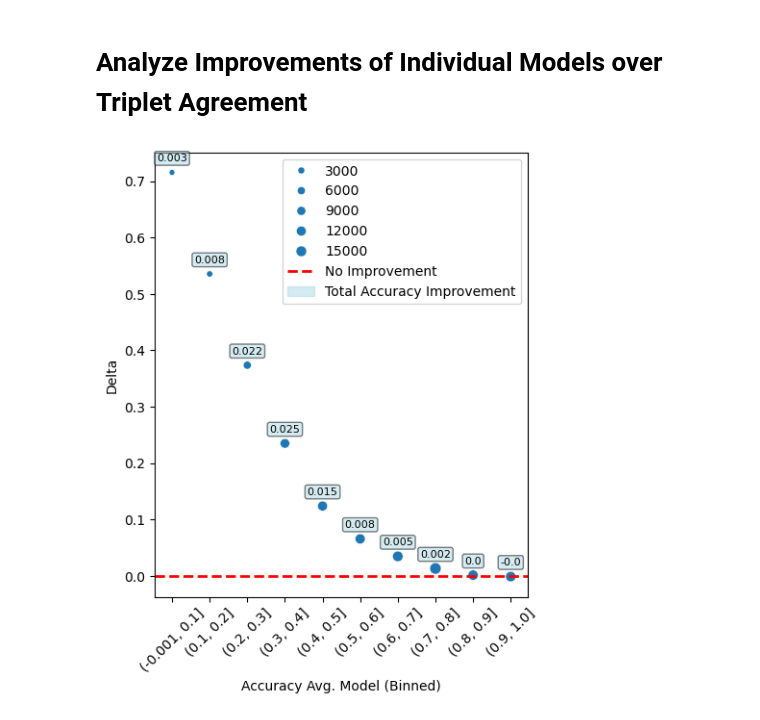
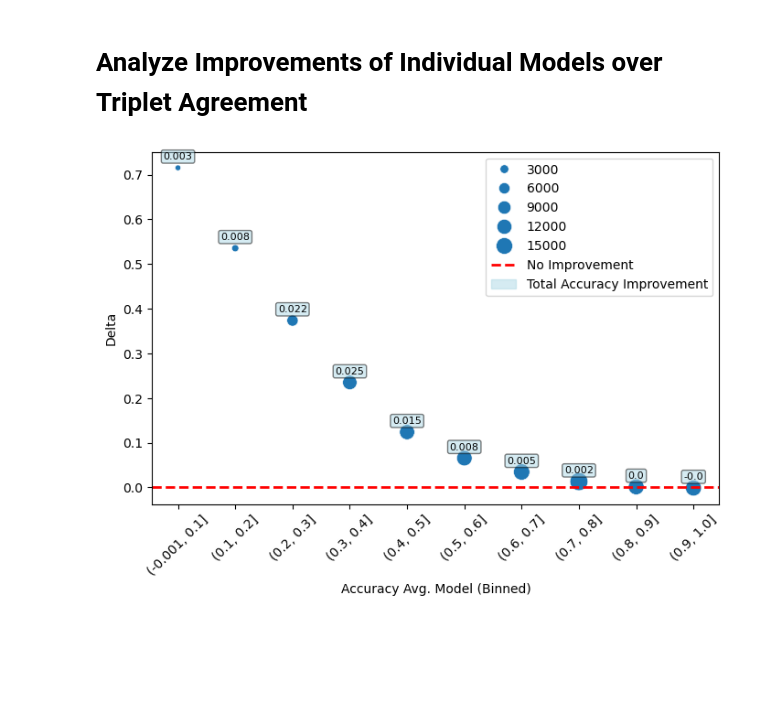
Before and after one commit to MirkoTh/semantic-representations-ID, a Jupyter notebook: analyze-results-joint-embedding-decision.ipynb, the cells around one changed output. Cells and saved outputs as stored; diff of their text form; code cells hidden in the pictures; blank space fills up the shorter version.

```diff
--- a/analyze-results-joint-embedding-decision.ipynb
+++ b/analyze-results-joint-embedding-decision.ipynb
@@ -519,7 +470,7 @@ df_embedding_decision_best = df_train_eval_long_id_decision.query(
     "Variable.str.contains(@substring2)", engine="python"
 ).groupby(
     ["md", "subject_type", "ndim", "Variable"]
-)["Accuracy"].mean().reset_index()
+)["Accuracy"].max().reset_index()
 
 df_embedding_decision_best = df_embedding_decision_best.pivot(
     index=["md", "subject_type", "ndim"],
@@ -750,28 +707,3 @@ plt.title("Correlations by Number of Dimensions")
 plt.tight_layout()
 # %% [output]
 [figure]
-# %%
-# Create the FacetGrid without specifying an external axis
-substring = "random_weights_free_scaling"
-substring2 = "val_acc"
-g = sns.relplot(
-    data=df_train_eval_long_id.query(
-        "epoch % 5 == 0 & Variable.str.contains(@substring2) & md.str.contains(@substring)",
-        engine="python"
-    ), x='epoch', y='Accuracy', col='subject_type', row="md",height=4,
-    hue="Variable", marker="o", aspect=1, kind="line"
-)
-# Add gridlines to each facet z
-for i, ax in enumerate(g.axes.flat):
-    ax.grid(True)
-    ax.axhline(y=.33333, color='red', linestyle='--', linewidth=2, label='Chance Level')
-
-    ax.set_ylim(.3, .7)
-    if i == 0:
-        ax.legend()
-
-# Adjust the plot size
-g.fig.set_size_inches(9, 5)
-g.fig.set_dpi(150)
-
-plt.show()
@@ -974,6 +1015,14 @@ df_diagnostic_data["triplet_id"] = (
     pd.Categorical(df_diagnostic_data["triplet_id"])
     .rename_categories(lambda x: str(df_diagnostic_data["triplet_id"].cat.categories.get_loc(x) + 1))
 )
+# %%
+anchors = torch.Tensor(np.array([array_weights_items[i,:] for i in list(df_diagnostic_data.loc[:, 0])]))
+positives = torch.Tensor(np.array([array_weights_items[i,:] for i in list(df_diagnostic_data.loc[:, 1])]))
+negatives = torch.Tensor(np.array([array_weights_items[i,:] for i in list(df_diagnostic_data.loc[:, 2])]))
+# %%
+anchors_weighted = [a*array_weights_id.numpy()[df_diagnostic_data.loc[id, "id_subject"]] for id, a in enumerate(anchors)]
+positives_weighted = [a*array_weights_id.numpy()[df_diagnostic_data.loc[id, "id_subject"]] for id, a in enumerate(positives)]
+negatives_weighted = [a*array_weights_id.numpy()[df_diagnostic_data.loc[id, "id_subject"]] for id, a in enumerate(negatives)]
 # %%
 df_items_delta = ut.delta_avg_triplet(
     anchors, positives, negatives, anchors_weighted, positives_weighted, negatives_weighted,
@@ -994,43 +1043,44 @@ df_summary["Proportion Responses"] = df_summary["Total Nr. Responses"] / df_summ
 df_summary["Proportion Delta"] = df_summary["Proportion Responses"] * df_summary["Delta"]
 # %%
 # Step 1: Generate your plot
-f, ax = plt.subplots(1, 1, figsize=(5, 6))
+f, ax = plt.subplots(1, 1, figsize=(8, 5))
 scatter = sns.scatterplot(
     data=df_summary,
     x="Accuracy Avg. Model",
     y="Delta",
     size="Total Nr. Responses",
+    sizes=(20, 200),
     legend='brief',
     ax=ax,
 )
 ax.set_xlabel("Accuracy Avg. Model (Binned)")
 # Step 2: Horizontal line with label
 ax.axhline(y=0, color="red", linestyle='--', linewidth=2, label='No Improvement')
 
 # Step 3: Add text labels
 for i, row in df_summary.iterrows():
     ax.text(
         row["Accuracy Avg. Model"],
         row["Delta"] + 0.025,
         f"{str(np.round(row['Proportion Delta'], 3))}",
         fontsize=8,
         ha='center',
         va='center',
         bbox=dict(boxstyle="round,pad=0.2", fc="lightblue", alpha=0.5)
     )
 
 # Step 4: Create a proxy handle for the ax.text labels
 label_proxy = mpatches.Patch(color='lightblue', alpha=0.5, label='Accuracy Improvement')
 
 # Step 5: Combine all handles
 handles, labels = ax.get_legend_handles_labels()
 handles.append(label_proxy)
 labels.append('Total Accuracy Improvement')
 
 # Step 6: Show legend with all entries
 ax.legend(handles=handles, labels=labels)
 
 _ = plt.xticks(ticks=range(len(labels_accuracy_binned.cat.categories)),
            labels=labels_accuracy_binned.cat.categories, rotation=45)
 # %% [output]
-[figure, old version]
+[figure, new version]
```
Also changed, not shown: parts of 47 cells of this notebook, 1 other file.
